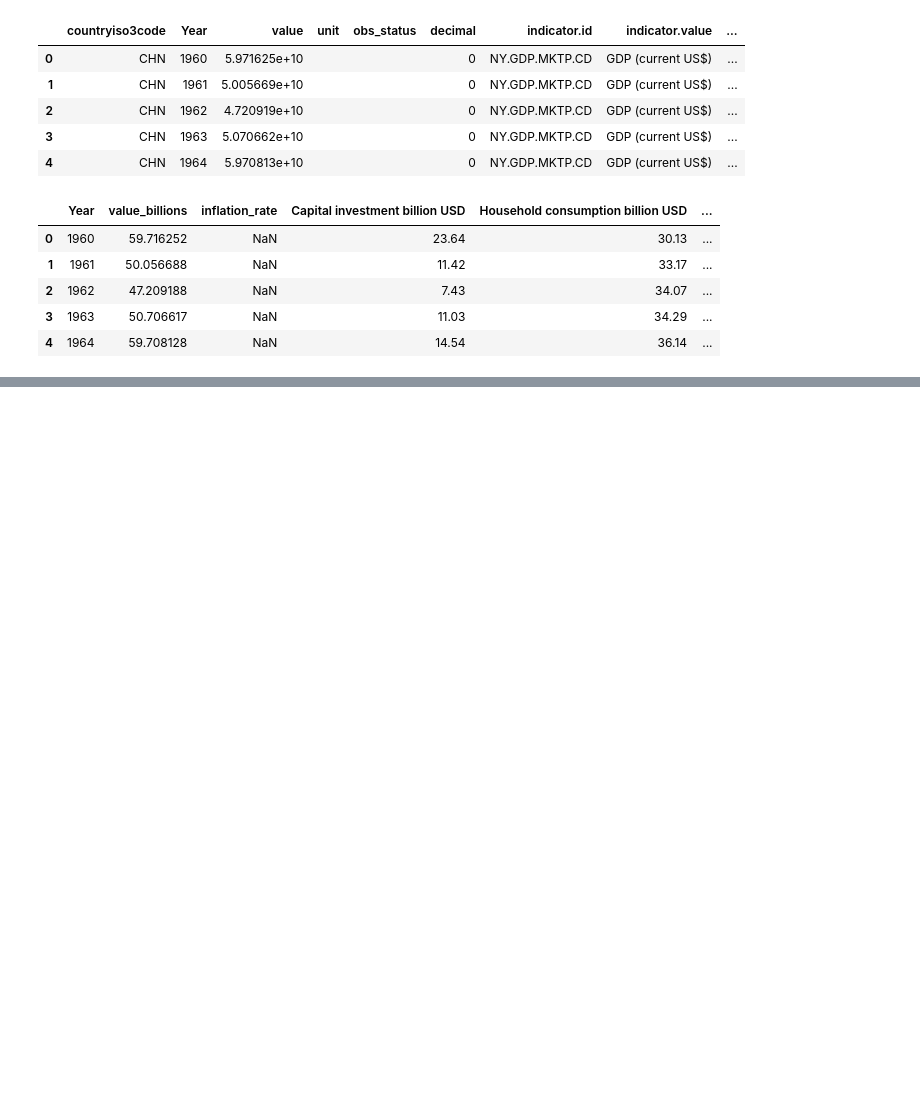
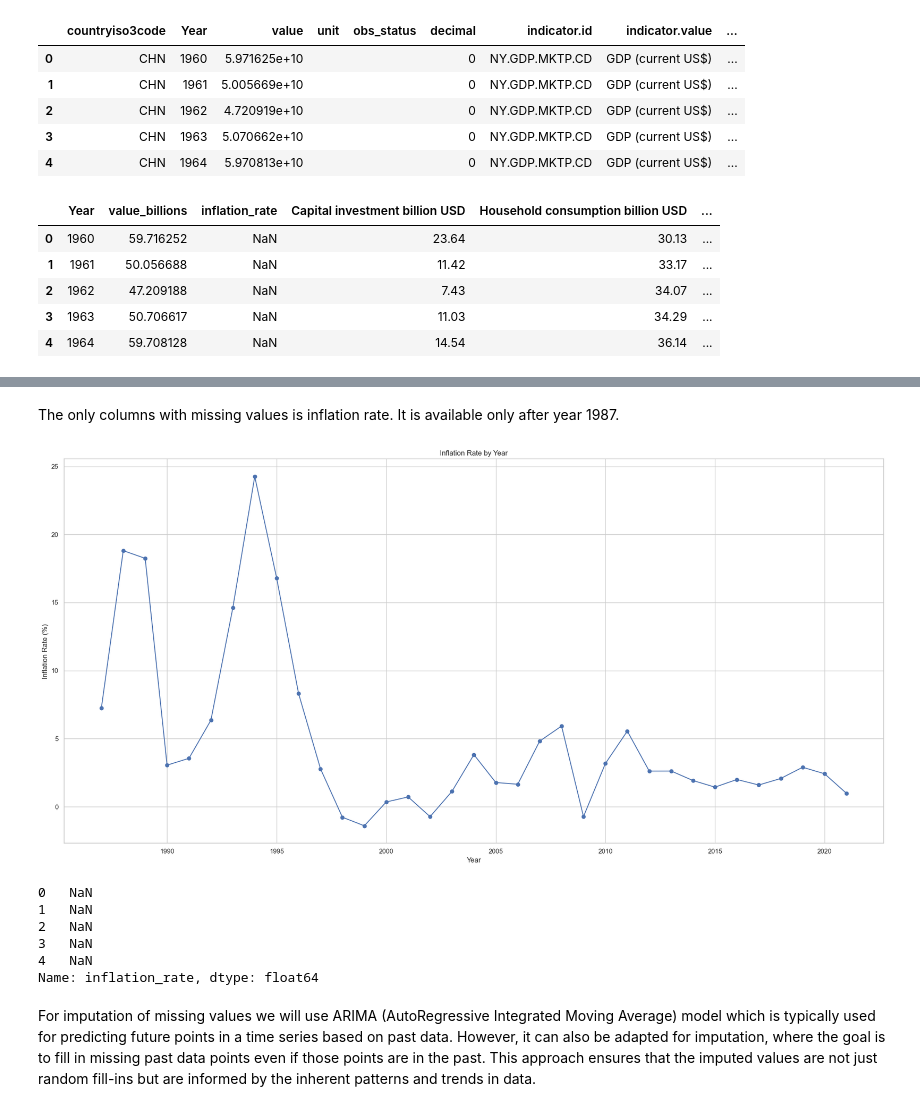
Before and after one commit to kholostovamk/ALY2100_Python, a Jupyter notebook: China_GDP/China_GDP_Exploration.ipynb, the cells around one changed output, grey strips where cells are left out. Saved outputs shown, nothing was run; the diff lists cells and outputs as text; code cells hidden in the pictures; blank space fills up the shorter version.

Commit message:
normalized data, imputed missing values

```diff
--- a/China_GDP/China_GDP_Exploration.ipynb
+++ b/China_GDP/China_GDP_Exploration.ipynb
@@ -270,0 +347,27 @@ merged_df.shape
+# %% [markdown]
+The only columns with missing values is inflation rate. It is available only after year 1987.
+# %%
+# Create a histogram
+plt.figure(figsize=(20,10))
+plt.plot(merged_df['Year'], merged_df['inflation_rate'], marker='o', linestyle='-', color='b')
+plt.xlabel('Year')
+plt.ylabel('Inflation Rate (%)')
+plt.title('Inflation Rate by Year')
+plt.grid(True)
+
+# Show the plot
+plt.tight_layout()
+plt.show()
+# %% [output]
+[figure, added]
+# %%
+merged_df['inflation_rate'].head()
+# %% [output]
+0   NaN
+1   NaN
+2   NaN
+3   NaN
+4   NaN
+Name: inflation_rate, dtype: float64
+# %% [markdown]
+For imputation of missing values we will use ARIMA (AutoRegressive Integrated Moving Average) model which is typically used for predicting future points in a time series based on past data. However, it can also be adapted for imputation, where the goal is to fill in missing past data points even if those points are in the past.  This approach ensures that the imputed values are not just random fill-ins but are informed by the inherent patterns and trends in data.
```
Also changed, not shown: parts of 18 cells of this notebook, 1 other file.
